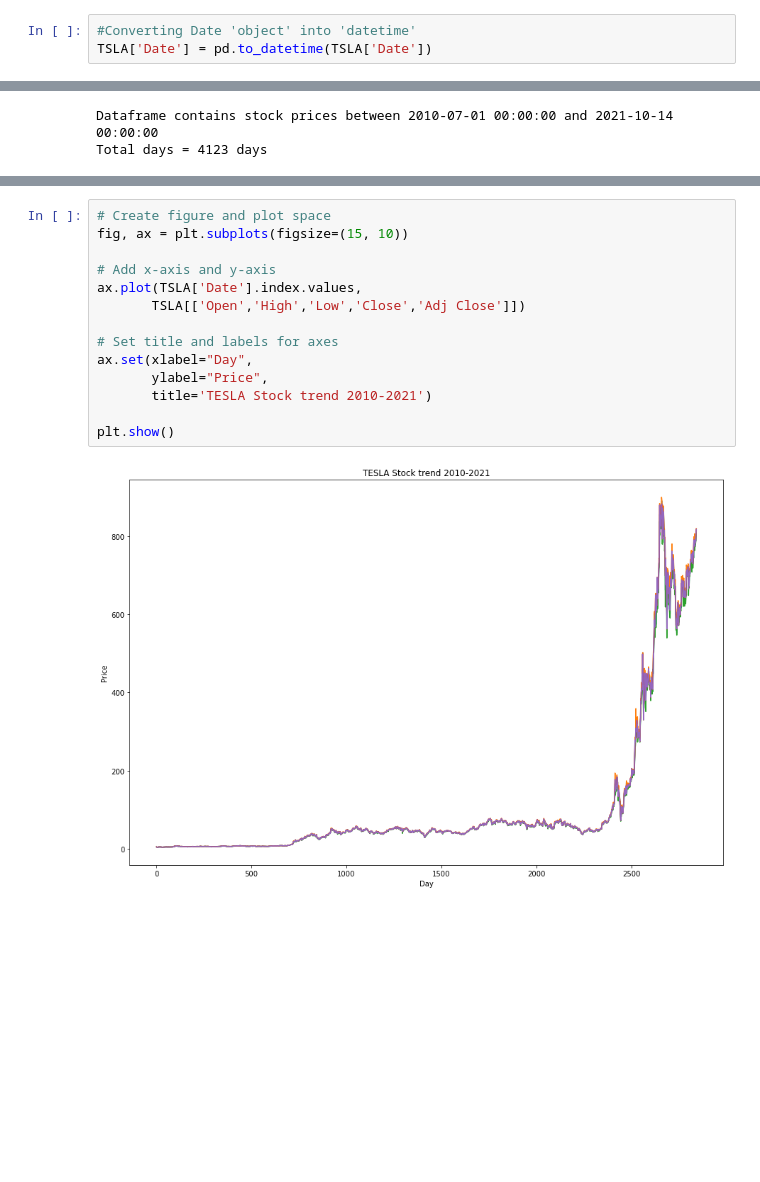
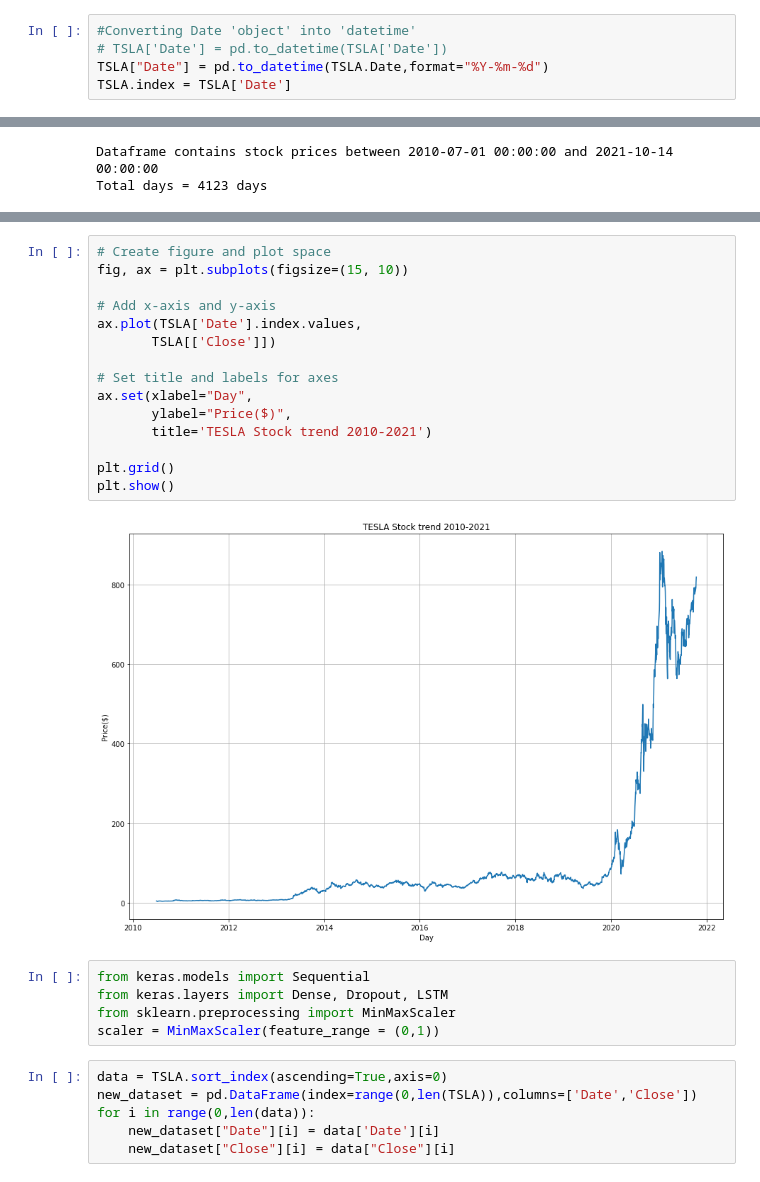
Before and after one commit to pfeliciano1/TESLA-stock, a Jupyter notebook: TSLA_Stock_trend.ipynb, the cells around one changed output, grey strips where cells are left out. Saved outputs shown, nothing was run; the diff lists cells and outputs as text; blank space fills up the shorter version.

Commit message:
Date to timestamp and prepare data for training

```diff
--- a/TSLA_Stock_trend.ipynb
+++ b/TSLA_Stock_trend.ipynb
@@ -67,7 +67,9 @@ Volume       0
 dtype: int64
 # %%
 #Converting Date 'object' into 'datetime'
-TSLA['Date'] = pd.to_datetime(TSLA['Date'])
+# TSLA['Date'] = pd.to_datetime(TSLA['Date'])
+TSLA["Date"] = pd.to_datetime(TSLA.Date,format="%Y-%m-%d")
+TSLA.index = TSLA['Date']
 # %%
 TSLA.dtypes
 # %% [output]
@@ -109,16 +113,28 @@ array([<AxesSubplot:>, <AxesSubplot:>, <AxesSubplot:>, <AxesSubplot:>,
 # %%
 # Create figure and plot space
 fig, ax = plt.subplots(figsize=(15, 10))
 
 # Add x-axis and y-axis
 ax.plot(TSLA['Date'].index.values,
-       TSLA[['Open','High','Low','Close','Adj Close']])
+       TSLA[['Close']])
 
 # Set title and labels for axes
 ax.set(xlabel="Day",
-       ylabel="Price",
+       ylabel="Price($)",
        title='TESLA Stock trend 2010-2021')
 
+plt.grid()
 plt.show()
 # %% [output]
-[figure, old version]
+[figure, new version]
+# %%
+from keras.models import Sequential
+from keras.layers import Dense, Dropout, LSTM
+from sklearn.preprocessing import MinMaxScaler
+scaler = MinMaxScaler(feature_range = (0,1))
+# %%
+data = TSLA.sort_index(ascending=True,axis=0)
+new_dataset = pd.DataFrame(index=range(0,len(TSLA)),columns=['Date','Close'])
+for i in range(0,len(data)):
+    new_dataset["Date"][i] = data['Date'][i]
+    new_dataset["Close"][i] = data["Close"][i]
```
Also changed, not shown: parts of 5 cells of this notebook.
